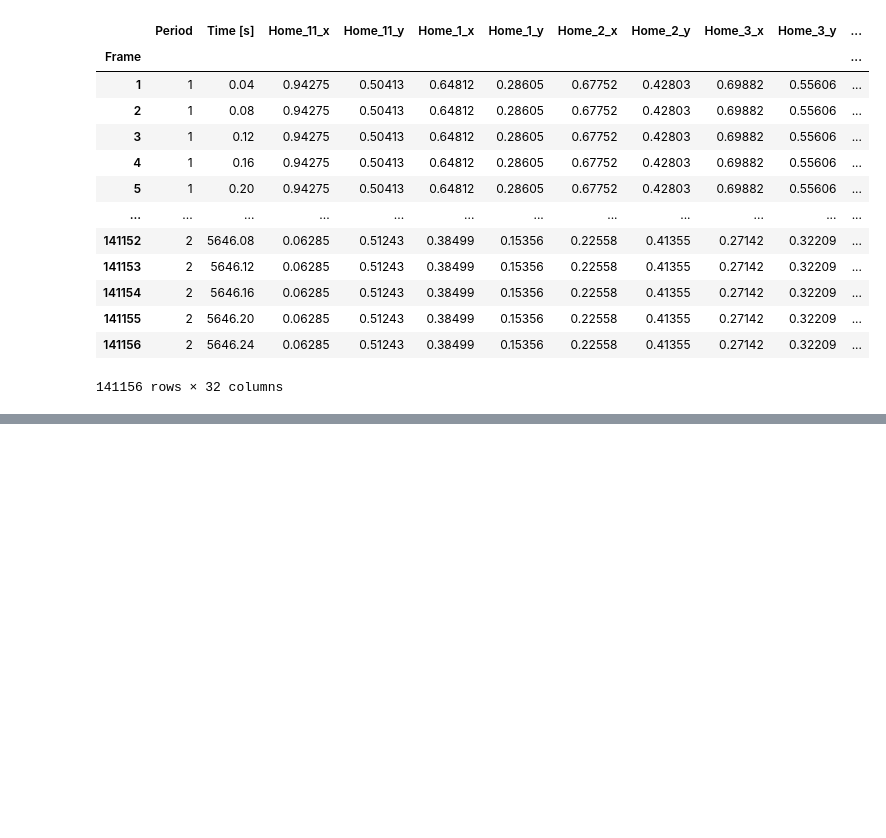
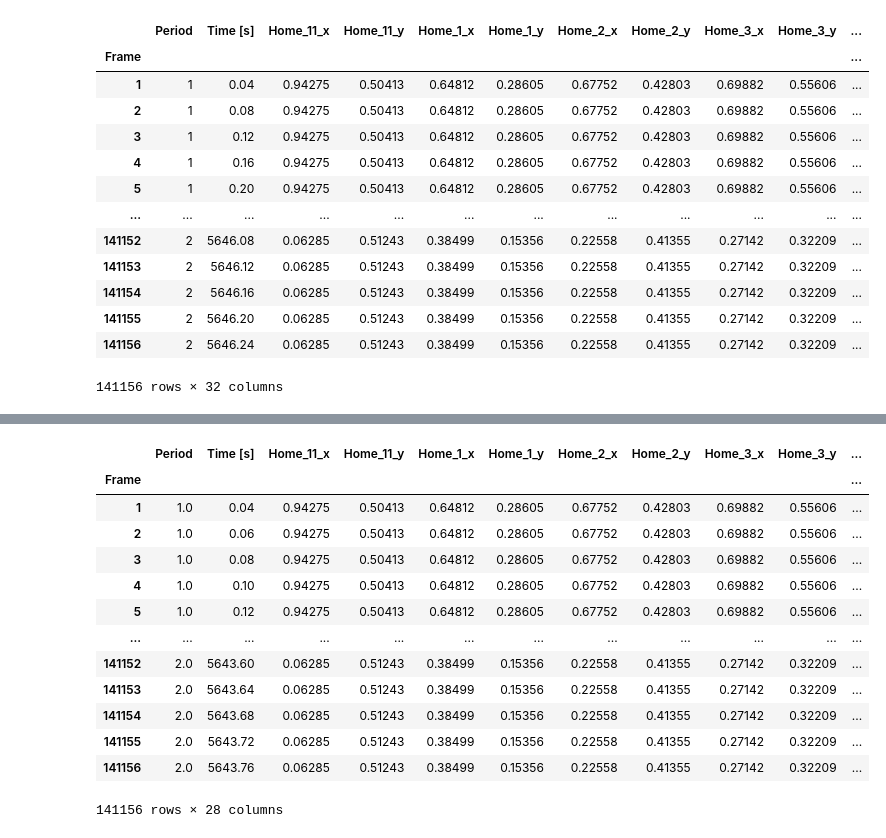
Before and after one commit to Ameya1337/football-tactical-analysis, a Jupyter notebook: initial.ipynb, the cells around one changed output, grey strips where cells are left out. Saved outputs shown, nothing was run; the diff lists cells and outputs as text; code cells hidden in the pictures; blank space fills up the shorter version.

```diff
--- a/initial.ipynb
+++ b/initial.ipynb
@@ -197,7 +193,3 @@ tracking_home
 | 141155 | 2 | 5646.20 | 0.06285 | 0.51243 | 0.38499 | 0.15356 | 0.22558 | 0.41355 | 0.27142 | 0.32209 | ... |
 | 141156 | 2 | 5646.24 | 0.06285 | 0.51243 | 0.38499 | 0.15356 | 0.22558 | 0.41355 | 0.27142 | 0.32209 | ... |
 141156 rows × 32 columns
-# %%
-# Compute player velocities
-tracking_home = mvel.calc_player_velocities(tracking_home, smoothing=True)
-tracking_away = mvel.calc_player_velocities(tracking_away, smoothing=True)
@@ -456,0 +319,40 @@ KMeans does not accept missing values encoded as NaN natively. For supervised le
+# %%
+def compute_average_positions(player_positions, window_size=125):
+    """
+    Computes the rolling average of player positions to smooth movement.
+
+    Parameters:
+    -----------
+    player_positions : DataFrame
+        DataFrame containing player (x, y) positions.
+
+    window_size : int
+        Number of frames to average over.
+
+    Returns:
+    --------
+    avg_positions : DataFrame
+        Smoothed player positions over time.
+    """
+    return player_positions.rolling(window=window_size, min_periods=1).mean()
+# %%
+tracking_home_avg = compute_average_positions(tracking_home)
+# %%
+tracking_home_avg.drop_duplicates(inplace=True)
+# %%
+tracking_home_avg
+# %% [output]
+|  | Period | Time [s] | Home_11_x | Home_11_y | Home_1_x | Home_1_y | Home_2_x | Home_2_y | Home_3_x | Home_3_y | ... |
+| Frame |  |  |  |  |  |  |  |  |  |  | ... |
+| 1 | 1.0 | 0.04 | 0.94275 | 0.50413 | 0.64812 | 0.28605 | 0.67752 | 0.42803 | 0.69882 | 0.55606 | ... |
+| 2 | 1.0 | 0.06 | 0.94275 | 0.50413 | 0.64812 | 0.28605 | 0.67752 | 0.42803 | 0.69882 | 0.55606 | ... |
+| 3 | 1.0 | 0.08 | 0.94275 | 0.50413 | 0.64812 | 0.28605 | 0.67752 | 0.42803 | 0.69882 | 0.55606 | ... |
+| 4 | 1.0 | 0.10 | 0.94275 | 0.50413 | 0.64812 | 0.28605 | 0.67752 | 0.42803 | 0.69882 | 0.55606 | ... |
+| 5 | 1.0 | 0.12 | 0.94275 | 0.50413 | 0.64812 | 0.28605 | 0.67752 | 0.42803 | 0.69882 | 0.55606 | ... |
+| ... | ... | ... | ... | ... | ... | ... | ... | ... | ... | ... | ... |
+| 141152 | 2.0 | 5643.60 | 0.06285 | 0.51243 | 0.38499 | 0.15356 | 0.22558 | 0.41355 | 0.27142 | 0.32209 | ... |
+| 141153 | 2.0 | 5643.64 | 0.06285 | 0.51243 | 0.38499 | 0.15356 | 0.22558 | 0.41355 | 0.27142 | 0.32209 | ... |
+| 141154 | 2.0 | 5643.68 | 0.06285 | 0.51243 | 0.38499 | 0.15356 | 0.22558 | 0.41355 | 0.27142 | 0.32209 | ... |
+| 141155 | 2.0 | 5643.72 | 0.06285 | 0.51243 | 0.38499 | 0.15356 | 0.22558 | 0.41355 | 0.27142 | 0.32209 | ... |
+| 141156 | 2.0 | 5643.76 | 0.06285 | 0.51243 | 0.38499 | 0.15356 | 0.22558 | 0.41355 | 0.27142 | 0.32209 | ... |
+141156 rows × 28 columns
```
Also changed, not shown: parts of 19 cells of this notebook, 3 other files.
